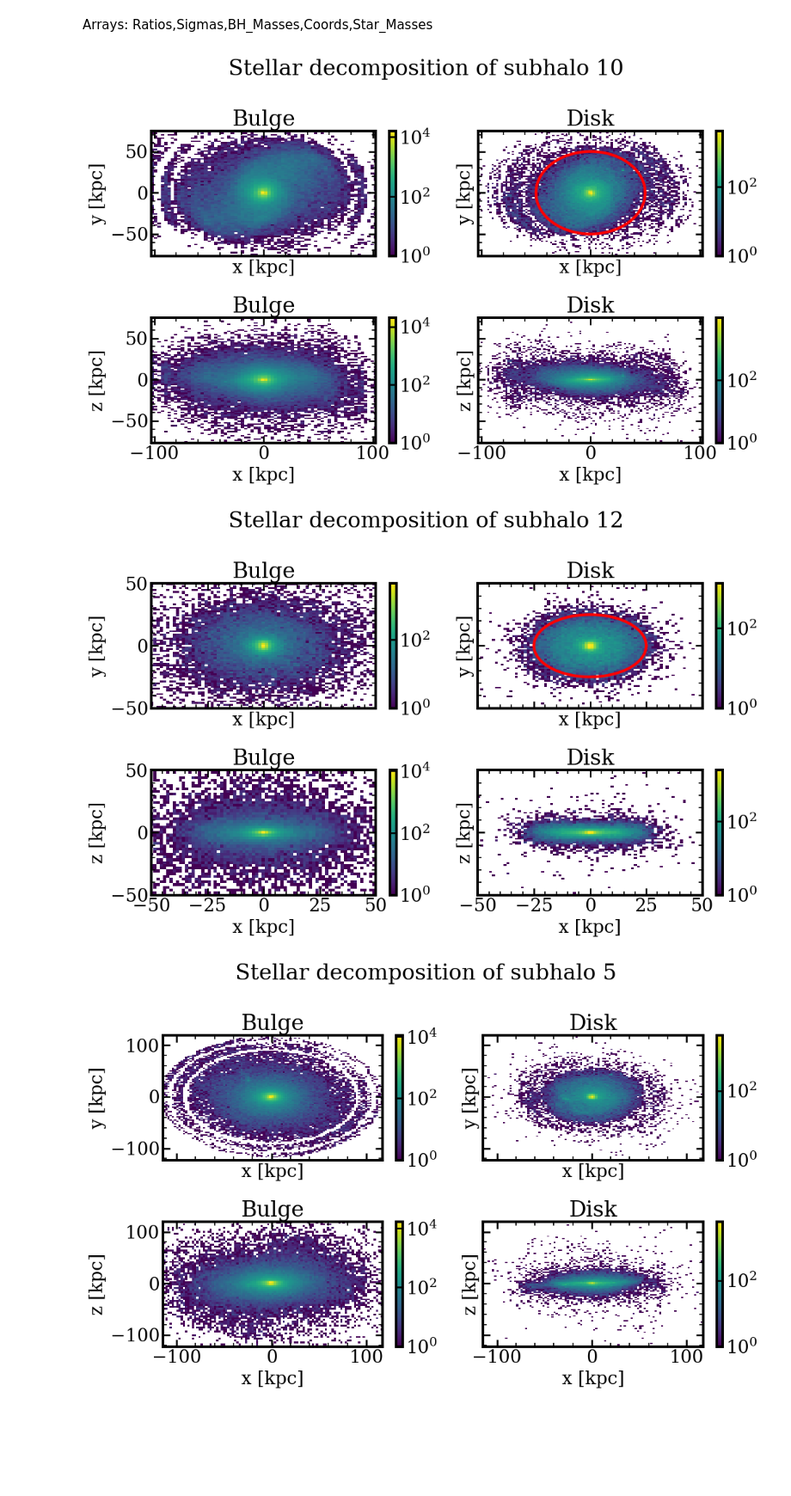
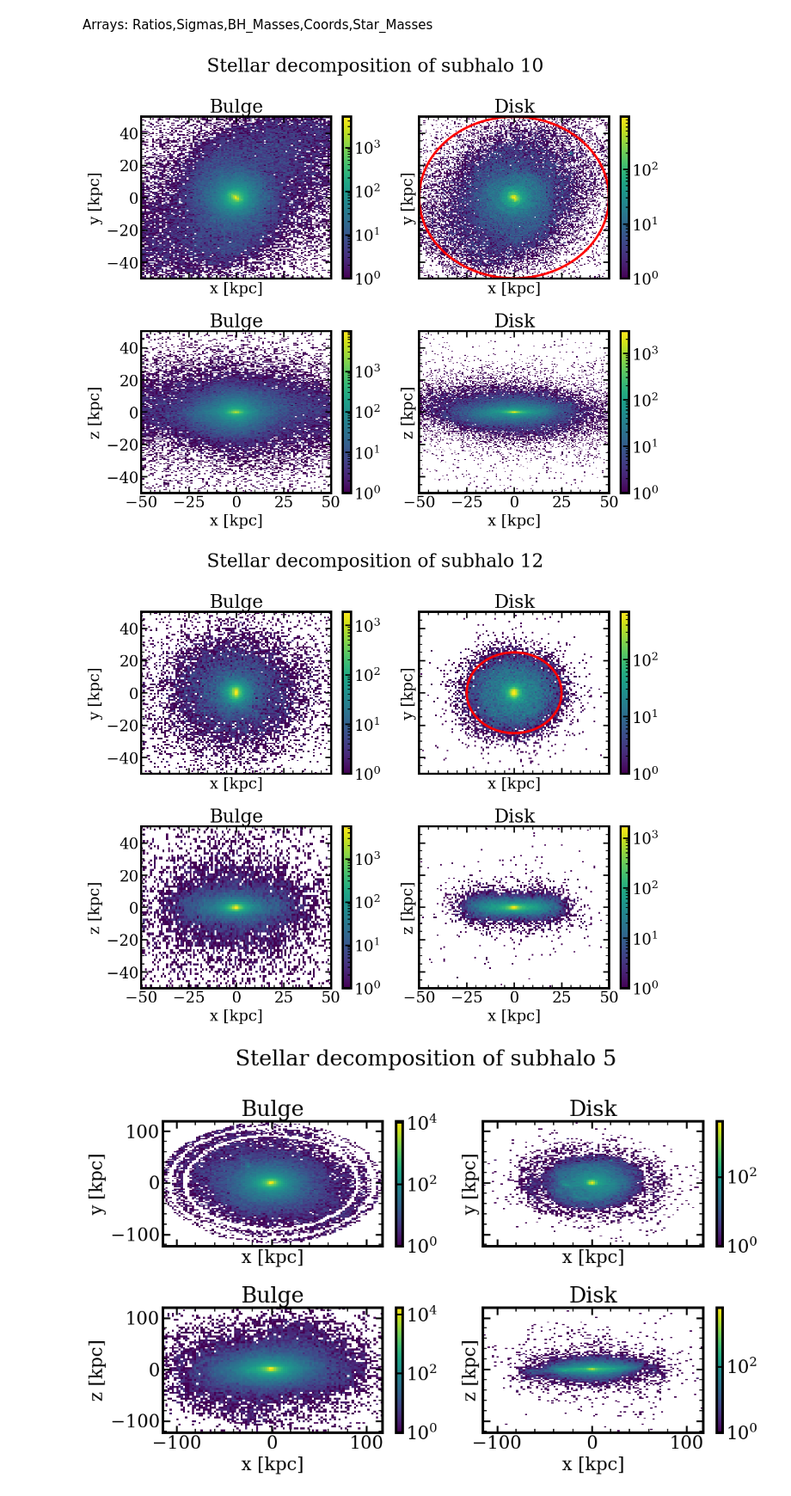
Before and after one commit to khojonat/Brahma_Analysis, a Jupyter notebook: Kinematic_Decomp.ipynb, the cells around one changed output. Shown at 86% size. Saved outputs shown, nothing was run; the diff lists cells and outputs as text; code cells hidden in the pictures; blank space fills up the shorter version.

```diff
--- a/Kinematic_Decomp.ipynb
+++ b/Kinematic_Decomp.ipynb
@@ -197,41 +197,45 @@ y2 = -np.sqrt(rcrit**2 - x**2)
 Bulge = Coords[i][bulges[i]]
 Disk = Coords[i][disks[i]]
 
-fig,axs=plt.subplots(2,2,figsize = (11,7),sharex=True,sharey=True)
+fig,axs=plt.subplots(2,2,figsize = (11,9),sharex=True,sharey=True)
 
 # counts1, xedges1, yedges1, im1 = ax.hist2d(Coords[i][:,0],Coords[i][:,1],norm='log',bins=100)
-counts1, xedges1, yedges1, im1 = axs[0,0].hist2d(Bulge[:,0],Bulge[:,1],norm='log',bins=100)
-counts2, xedges2, yedges2, im2 = axs[0,1].hist2d(Disk[:,0],Disk[:,1],norm='log',bins=100)
+counts1, xedges1, yedges1, im1 = axs[0,0].hist2d(Bulge[:,0],Bulge[:,1],norm='log',bins=300)
+counts2, xedges2, yedges2, im2 = axs[0,1].hist2d(Disk[:,0],Disk[:,1],norm='log',bins=300)
 axs[0,1].plot(x,y1,color='red',lw=3)
 axs[0,1].plot(x,y2,color='red',lw=3)
 axs[0,0].set_title('Bulge')
 axs[0,1].set_title('Disk')
 axs[0,0].set_xlabel('x [kpc]')
 axs[0,1].set_xlabel('x [kpc]')
 axs[0,0].set_ylabel('y [kpc]')
 axs[0,1].set_ylabel('y [kpc]')
 
-counts3, xedges3, yedges3, im3 = axs[1,0].hist2d(Bulge[:,0],Bulge[:,2],norm='log',bins=100)
-counts4, xedges4, yedges4, im4 = axs[1,1].hist2d(Disk[:,0],Disk[:,2],norm='log',bins=100)
+counts3, xedges3, yedges3, im3 = axs[1,0].hist2d(Bulge[:,0],Bulge[:,2],norm='log',bins=300)
+counts4, xedges4, yedges4, im4 = axs[1,1].hist2d(Disk[:,0],Disk[:,2],norm='log',bins=300)
 
 axs[1,0].set_title('Bulge')
 axs[1,1].set_title('Disk')
 axs[1,0].set_xlabel('x [kpc]')
 axs[1,1].set_xlabel('x [kpc]')
 axs[1,0].set_ylabel('z [kpc]')
 axs[1,1].set_ylabel('z [kpc]')
+
+for ax in axs.flatten():
+    ax.set_xlim(-50,50)
+    ax.set_ylim(-50,50)
 
 fig.colorbar(im1, ax=axs[0,0])
 fig.colorbar(im2, ax=axs[0,1])
 fig.colorbar(im3, ax=axs[1,0])
 fig.colorbar(im4, ax=axs[1,1])
 
 fig.suptitle('Stellar decomposition of subhalo {}'.format(i))
 
 fig.tight_layout()
 fig.savefig('Plots/Subhalo_{}_decomp.png'.format(i))
 # %% [output]
-[figure, old version]
+[figure, new version]
 # %%
 i = 12
 rcrit = 25
@@ -243,11 +247,11 @@ y2 = -np.sqrt(rcrit**2 - x**2)
 Bulge = Coords[i][bulges[i]]
 Disk = Coords[i][disks[i]]
 
-fig,axs=plt.subplots(2,2,figsize = (11,7),sharex=True,sharey=True)
+fig,axs=plt.subplots(2,2,figsize = (11,9),sharex=True,sharey=True)
 
 # counts1, xedges1, yedges1, im1 = ax.hist2d(Coords[i][:,0],Coords[i][:,1],norm='log',bins=100)
-counts1, xedges1, yedges1, im1 = axs[0,0].hist2d(Bulge[:,0],Bulge[:,1],norm='log',bins=200)
-counts2, xedges2, yedges2, im2 = axs[0,1].hist2d(Disk[:,0],Disk[:,1],norm='log',bins=200)
+counts1, xedges1, yedges1, im1 = axs[0,0].hist2d(Bulge[:,0],Bulge[:,1],norm='log',bins=300)
+counts2, xedges2, yedges2, im2 = axs[0,1].hist2d(Disk[:,0],Disk[:,1],norm='log',bins=300)
 axs[0,1].plot(x,y1,color='red',lw=3)
 axs[0,1].plot(x,y2,color='red',lw=3)
 axs[0,0].set_title('Bulge')
@@ -257,8 +261,8 @@ axs[0,1].set_xlabel('x [kpc]')
 axs[0,0].set_ylabel('y [kpc]')
 axs[0,1].set_ylabel('y [kpc]')
 
-counts3, xedges3, yedges3, im3 = axs[1,0].hist2d(Bulge[:,0],Bulge[:,2],norm='log',bins=200)
-counts4, xedges4, yedges4, im4 = axs[1,1].hist2d(Disk[:,0],Disk[:,2],norm='log',bins=200)
+counts3, xedges3, yedges3, im3 = axs[1,0].hist2d(Bulge[:,0],Bulge[:,2],norm='log',bins=300)
+counts4, xedges4, yedges4, im4 = axs[1,1].hist2d(Disk[:,0],Disk[:,2],norm='log',bins=300)
 
 axs[1,0].set_title('Bulge')
 axs[1,1].set_title('Disk')
@@ -281,7 +285,7 @@ fig.suptitle('Stellar decomposition of subhalo {}'.format(i))
 fig.tight_layout()
 fig.savefig('Plots/Subhalo_{}_decomp.png'.format(i))
 # %% [output]
-[figure, old version]
+[figure, new version]
 # %%
 i = 5
 
```
Also changed, not shown: parts of 20 cells of this notebook, 2 other files.
